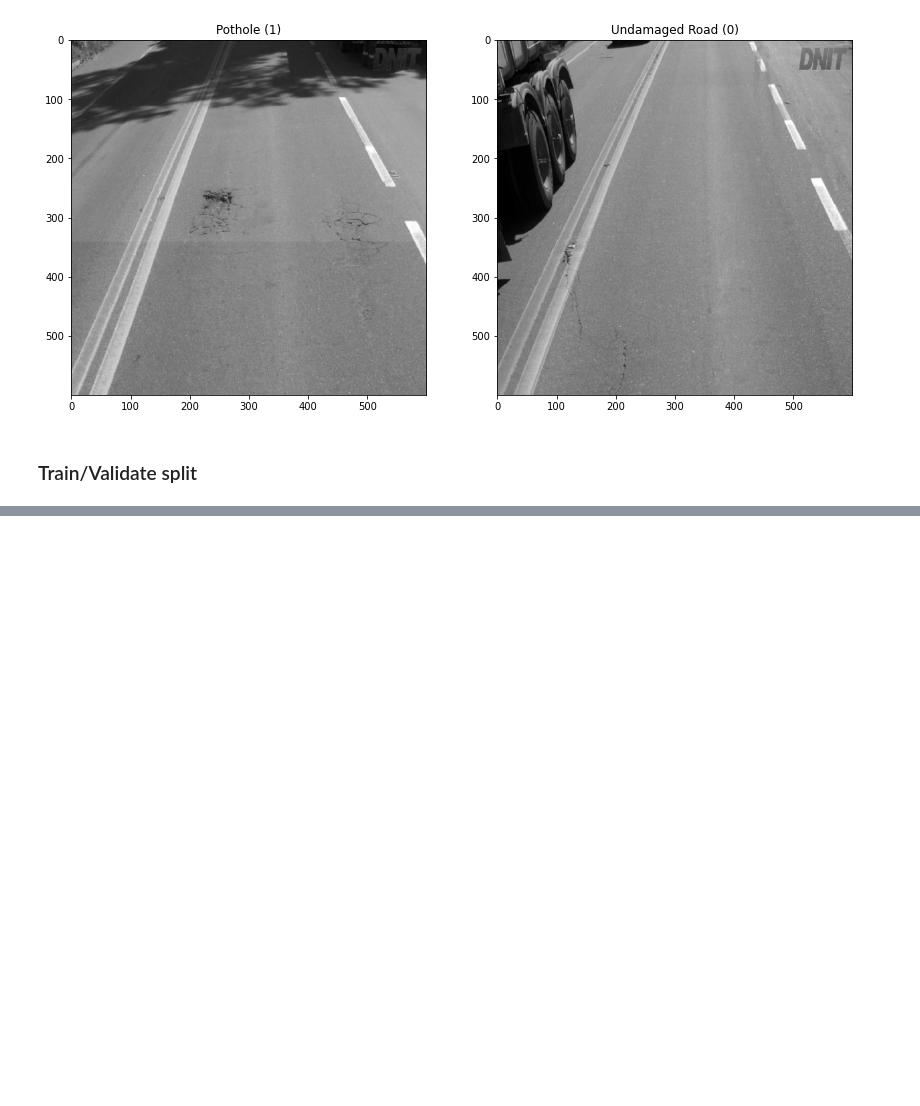
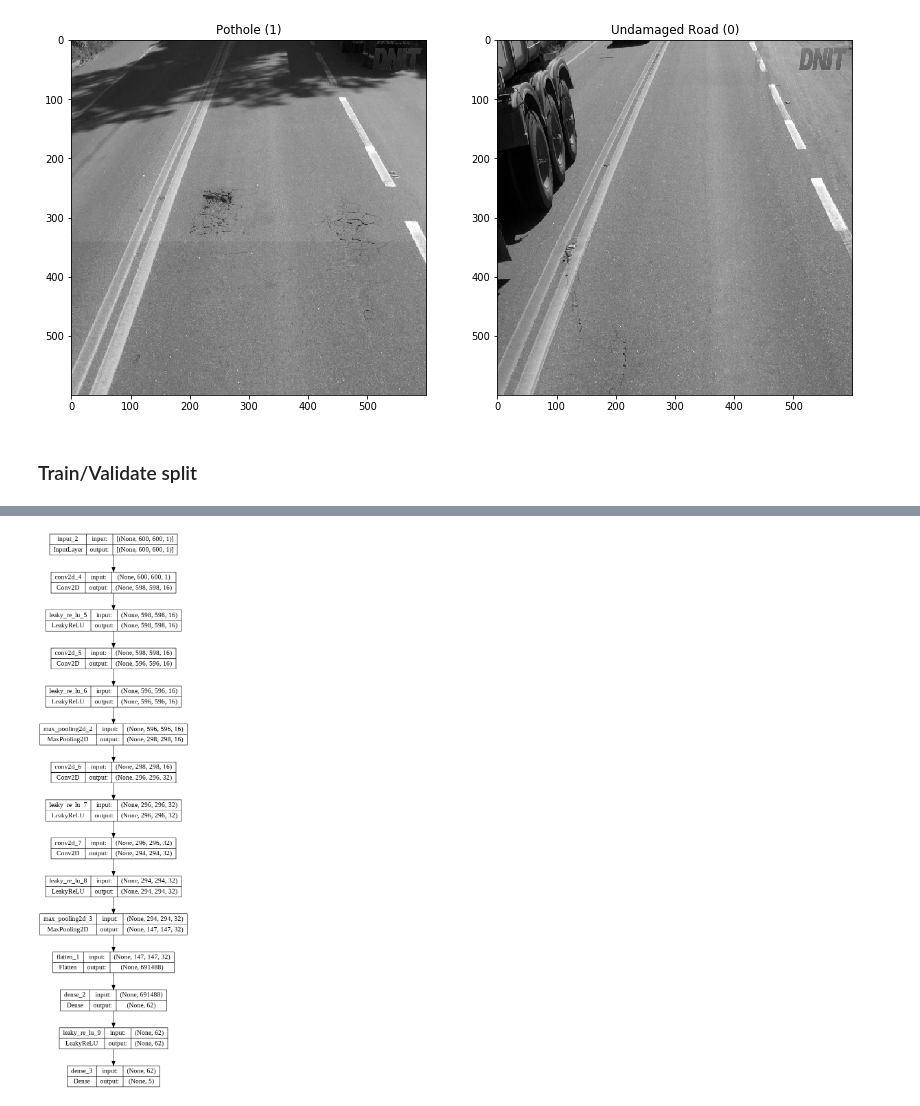
Before and after one commit to T-DEV16/ML-Group-Project-8, a Jupyter notebook: PotholeDetection.ipynb, the cells around one changed output, grey strips where cells are left out. Cells and saved outputs as stored; diff of their text form; code cells hidden in the pictures; blank space fills up the shorter version.

```diff
--- a/PotholeDetection.ipynb
+++ b/PotholeDetection.ipynb
@@ -194,7 +213,7 @@ axs[1].imshow(undamaged_example)
 [figure]
 # %%
 # After rescaling and normalization
-master = 'biankatpas-Cracks-and-Potholes-in-Road-Images-Dataset-1f20054/Dataset'
+master = 'biankatpas Cracks-and-Potholes-in-Road-Images-Dataset master Dataset'
 path = master + "/765254_ES_259_259ES000000_00370/765254_ES_259_259ES000000_00370_RAW.jpg"
 img = keras.preprocessing.image.load_img(path, color_mode = 'grayscale', target_size = (600, 600))
 img = np.asarray(img)
@@ -225,0 +287,27 @@ array(['(0, 0, 0, 0)', '(205, 279, 25, 27)', '(0, 0, 0, 0)', ...,
+# %%
+def mymodel(input_shape, prediction_units):
+
+    model_input = Input(shape=input_shape)
+    x= block1(16, model_input)
+    x= block1(32,x)
+    x = Flatten()(x)
+    x = block2(62,x)
+    model_outputs = Dense(prediction_units)(x)
+
+    model = Model(inputs=[model_input], outputs=[model_outputs])
+
+    model.compile( tf.keras.optimizers.Adam(0.0001),
+                 loss=custom_loss,
+                 metrics=[iou_metric])
+
+    return model
+# %%
+model = mymodel(input_shape, prediction_units)
+# %%
+history = model.fit(
+    X_train,
+    y_train,
+    validation_data=(X_test, y_test),
+    epochs=40,
+    batch_size=2
+)
@@ -225,0 +332,12 @@ array(['(0, 0, 0, 0)', '(205, 279, 25, 27)', '(0, 0, 0, 0)', ...,
+# %%
+tf.keras.utils.plot_model(
+    model,
+    to_file="model.png",
+    show_shapes=True,
+    show_layer_names=True,
+    rankdir="TB",
+    expand_nested=True,
+    dpi=96,
+)
+# %% [output]
+[figure, added]
```
Also changed, not shown: parts of 19 cells of this notebook.
